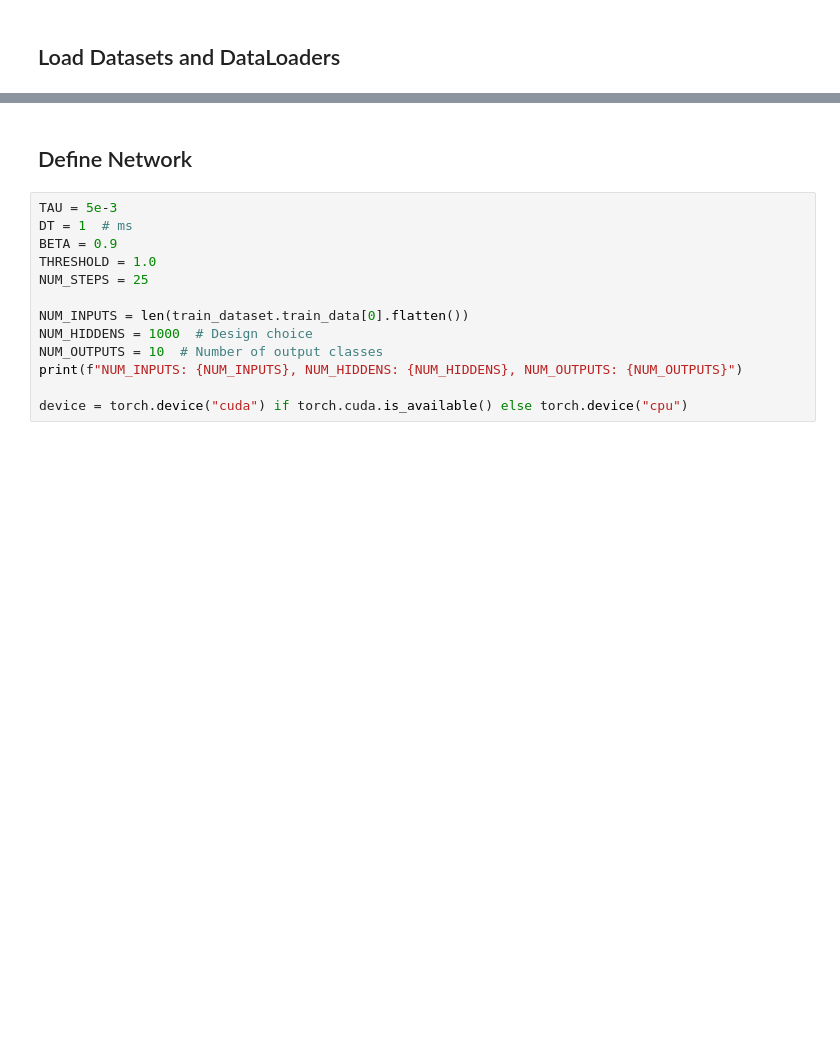
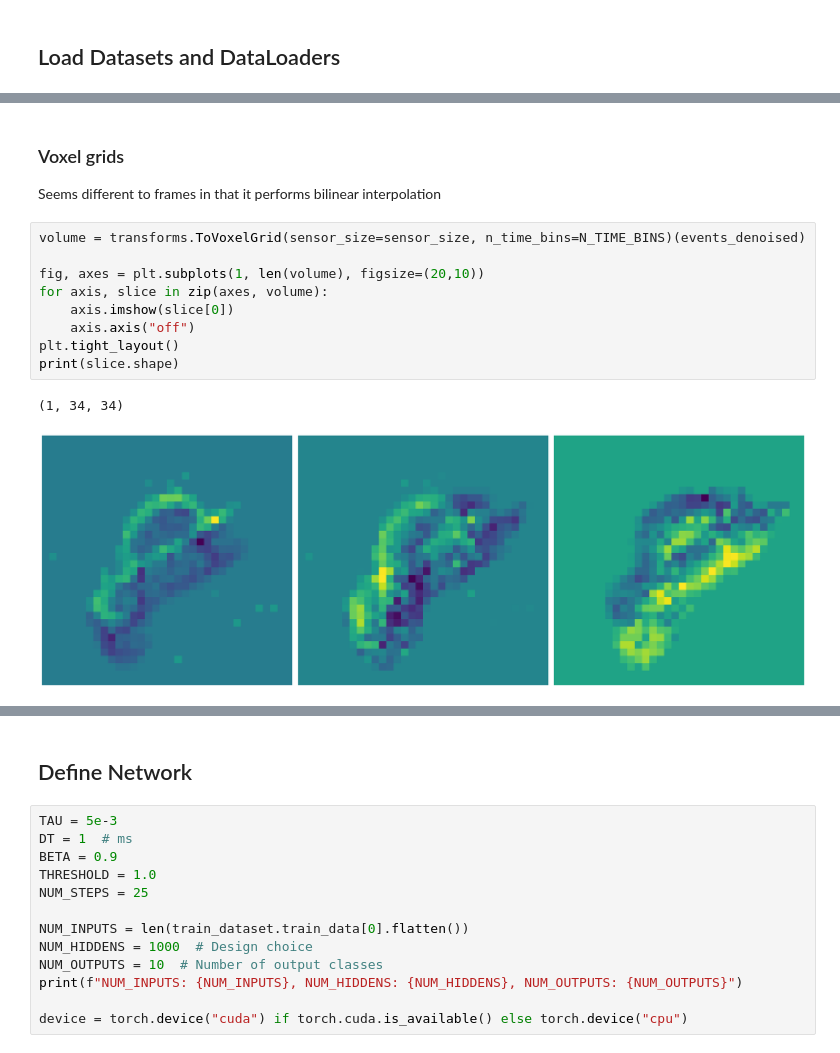
Before and after one commit to jl3720/hw-aware-eprop, a Jupyter notebook: notebooks/mnist_train.ipynb, the cells around one changed output, grey strips where cells are left out. Saved outputs shown, nothing was run; the diff lists cells and outputs as text; blank space fills up the shorter version.

```diff
--- a/notebooks/mnist_train.ipynb
+++ b/notebooks/mnist_train.ipynb
@@ -30,0 +87,16 @@ test_dataset = MNIST(datapath, train=False, transform=transform, download=False)
+# %% [markdown]
+### Voxel grids
+
+Seems different to frames in that it performs bilinear interpolation
+# %%
+volume = transforms.ToVoxelGrid(sensor_size=sensor_size, n_time_bins=N_TIME_BINS)(events_denoised)
+
+fig, axes = plt.subplots(1, len(volume), figsize=(20,10))
+for axis, slice in zip(axes, volume):
+    axis.imshow(slice[0])
+    axis.axis("off")
+plt.tight_layout()
+print(slice.shape)
+# %% [output]
+(1, 34, 34)
+[figure, added]
```
Also changed, not shown: parts of 16 cells of this notebook.
